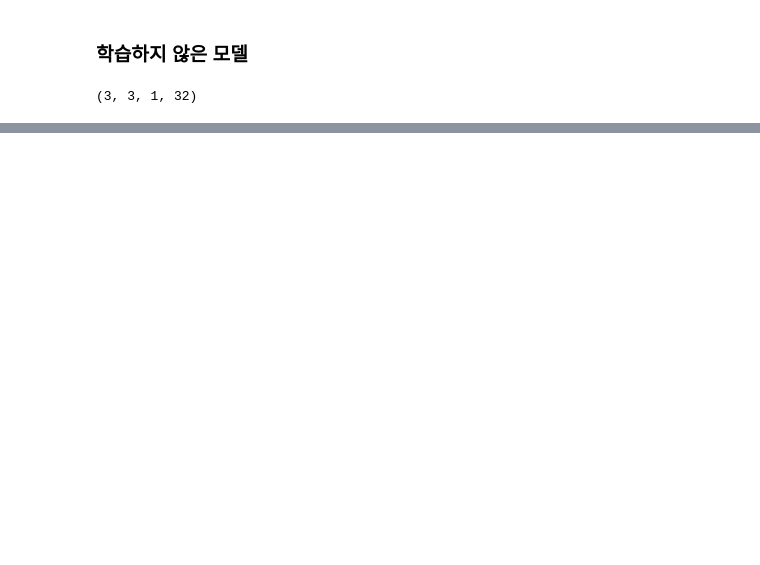
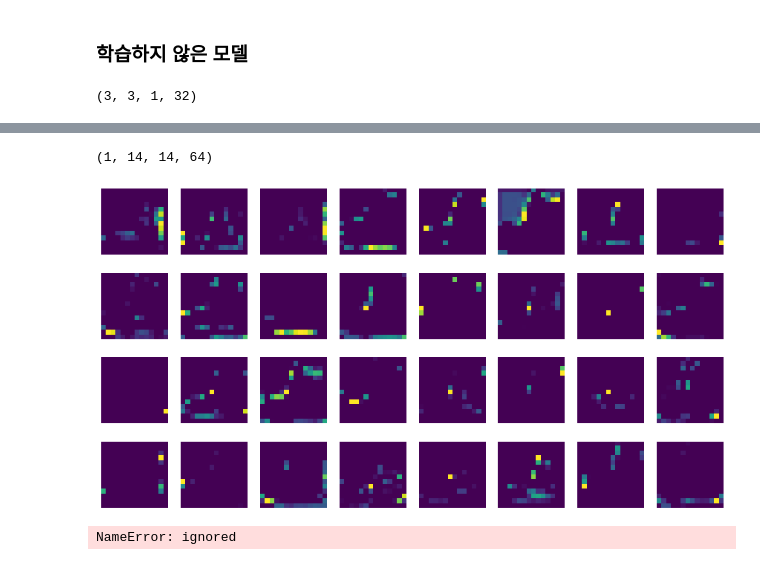
Before and after one commit to serinss/seSAC_ML_DL, a Jupyter notebook: 08_3_합성곱_신경망의_시각화.ipynb, the cells around one changed output, grey strips where cells are left out. Saved outputs shown, nothing was run; the diff lists cells and outputs as text; code cells hidden in the pictures; blank space fills up the shorter version.

```diff
--- a/08_3_합성곱_신경망의_시각화.ipynb
+++ b/08_3_합성곱_신경망의_시각화.ipynb
@@ -264,0 +378,22 @@ print(no_training_weights.mean(), no_training_weights.std())
+# %%
+conv2_acti = keras.Model(model.input, model.layers[2].output)
+inputs = X_train[0:1].reshape(-1,28,28,1)/255.0
+feature_maps = conv2_acti.predict(inputs)
+print(feature_maps.shape) # 두번째 Conv2D 사이즈 (None->1)로 바뀐 거밖에 없음! - 그림이랑 잘 이어보기
+# %% [output]
+(1, 14, 14, 64)
+# %%
+fig, axs = plt.subplots(4, 8, figsize=(15,8))
+for i in range(4):
+  for j in range(8):
+    axs[i,j].imshow(feature_maps[0,:,:,i*8+j])
+    axs[i,j].axis('off')
+plt.show()
+
+# 첫번째 featureMap이 인풋이므로 알아보기 힘들다
+# %% [output]
+[figure, added]
+# %%
+type(model)
+# %% [output]
+NameError: ignored
```
Also changed, not shown: parts of 29 cells of this notebook.
